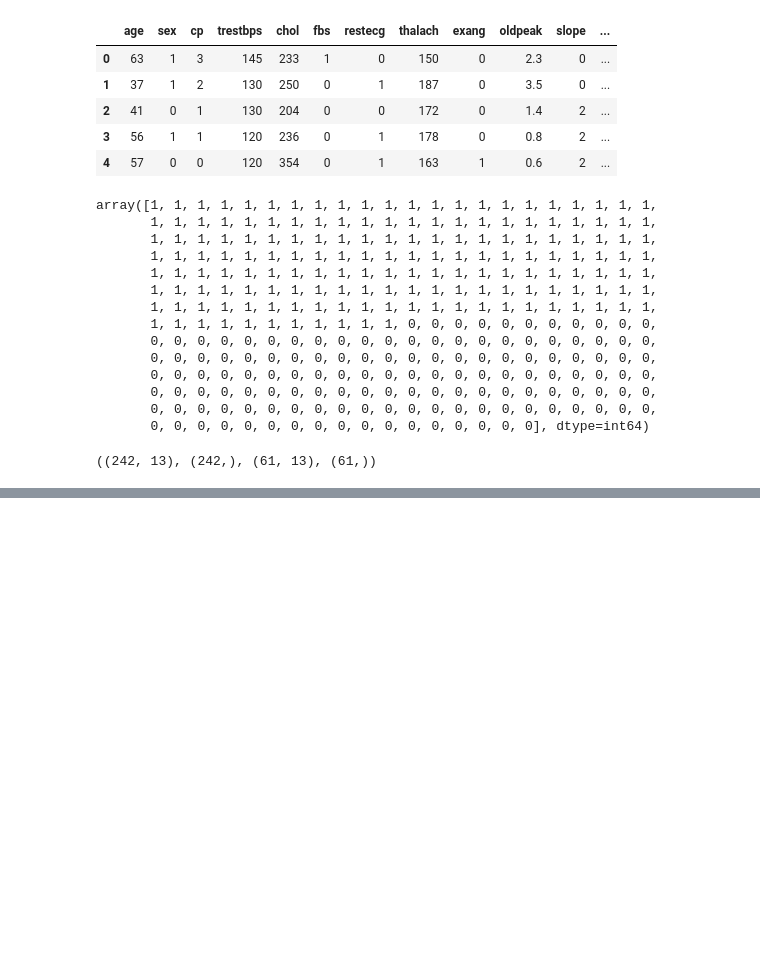
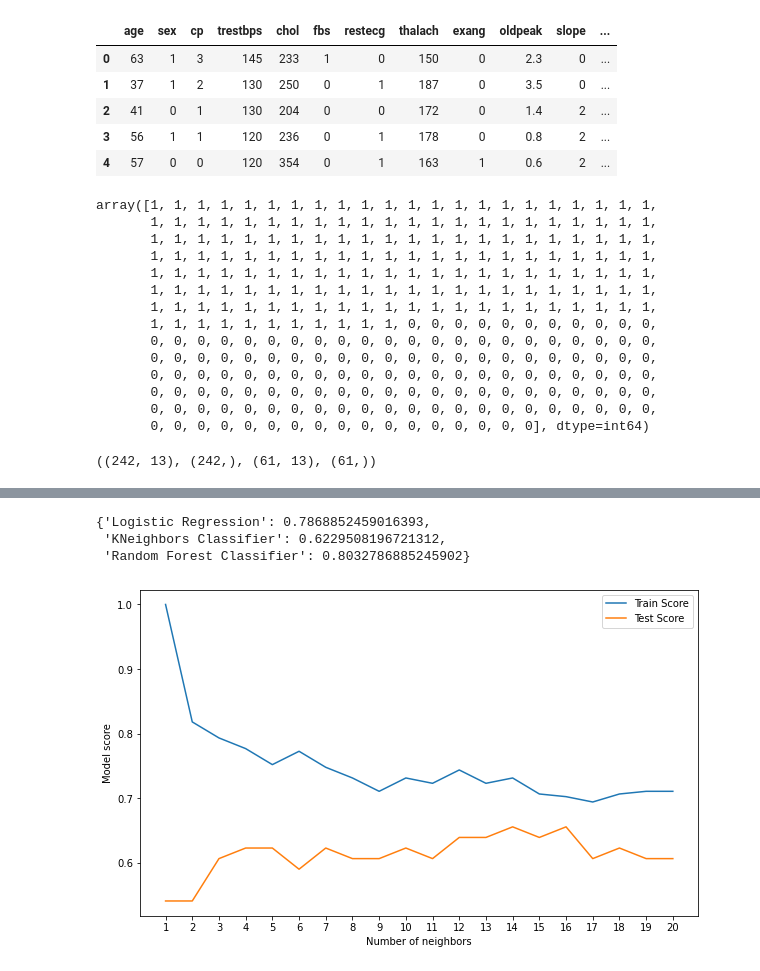
Before and after one commit to Tanishq-19/Heart-Disease-Classification, a Jupyter notebook: Heart-Disease-Classification.ipynb, the cells around one changed output, grey strips where cells are left out. Drawn from its saved outputs; the diff is of its cells as text; code cells hidden in the pictures; blank space fills up the shorter version.

```diff
--- a/Heart-Disease-Classification.ipynb
+++ b/Heart-Disease-Classification.ipynb
@@ -297,0 +404,20 @@ X_train.shape, y_train.shape, X_test.shape, y_test.shape
+# %%
+train_scores = []
+test_scores = []
+
+# List of values from 1 to 21
+neighbors = range(1,21)
+
+# KNN Model instance
+model = KNeighborsClassifier()
+
+# Loop through different n_neighbors values
+for n in neighbors:
+    model.set_params(n_neighbors=n)
+    model.fit(X_train, y_train)
+
+    # Adding scores in train_scores
+    train_scores.append(model.score(X_train, y_train))
+
+    # Adding scores in test_scores
+    test_scores.append(model.score(X_test, y_test))
@@ -297,0 +470,18 @@ X_train.shape, y_train.shape, X_test.shape, y_test.shape
+# %%
+model_scores
+# %% [output]
+{'Logistic Regression': 0.7868852459016393,
+ 'KNeighbors Classifier': 0.6229508196721312,
+ 'Random Forest Classifier': 0.8032786885245902}
+# %%
+# Graph to understand more
+
+plt.figure(figsize=(10,6))
+plt.plot(neighbors, train_scores, label="Train Score")
+plt.plot(neighbors, test_scores, label="Test Score")
+plt.xticks(np.arange(1,21,1))
+plt.xlabel("Number of neighbors")
+plt.ylabel("Model score")
+plt.legend();
+# %% [output]
+[figure, added]
```
Also changed, not shown: parts of 17 cells of this notebook, 1 other file.
